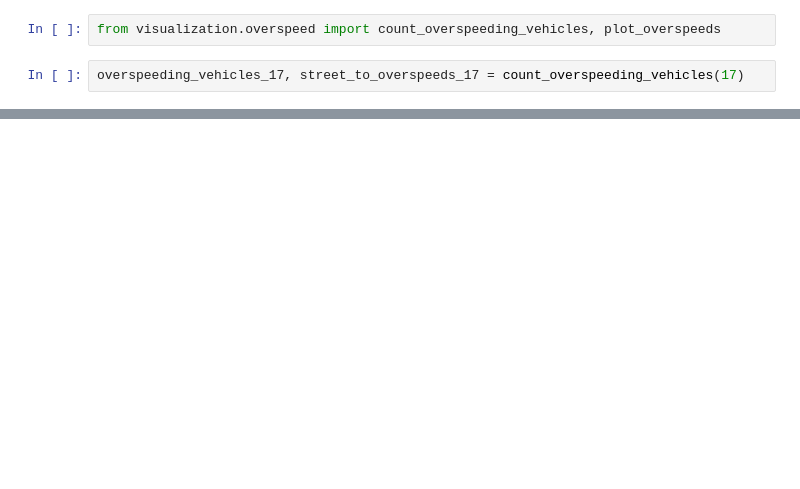
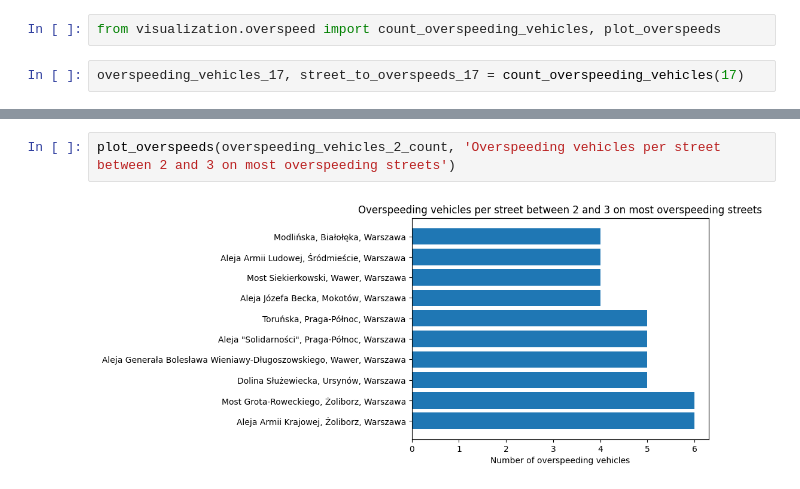
Before and after one commit to SzymonM213/warsaw-bus-analysis, a Jupyter notebook: visualization/overspeed_plot.ipynb, the cells around one changed output, grey strips where cells are left out. Drawn from its saved outputs; the diff is of its cells as text; blank space fills up the shorter version.

```diff
--- a/visualization/overspeed_plot.ipynb
+++ b/visualization/overspeed_plot.ipynb
@@ -18,0 +43,4 @@ NameError: name 'street_to_overspeeds_2' is not defined
+# %%
+plot_overspeeds(overspeeding_vehicles_2_count, 'Overspeeding vehicles per street between 2 and 3 on most overspeeding streets')
+# %% [output]
+[figure, added]
```
Also changed, not shown: parts of 7 cells of this notebook, 1 other file.
